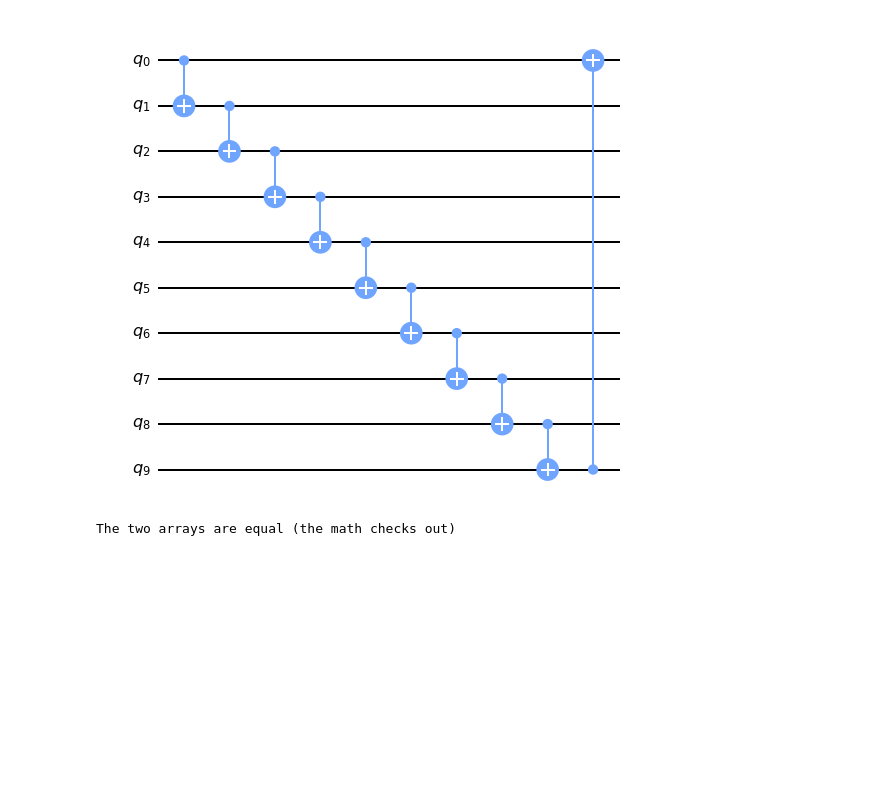
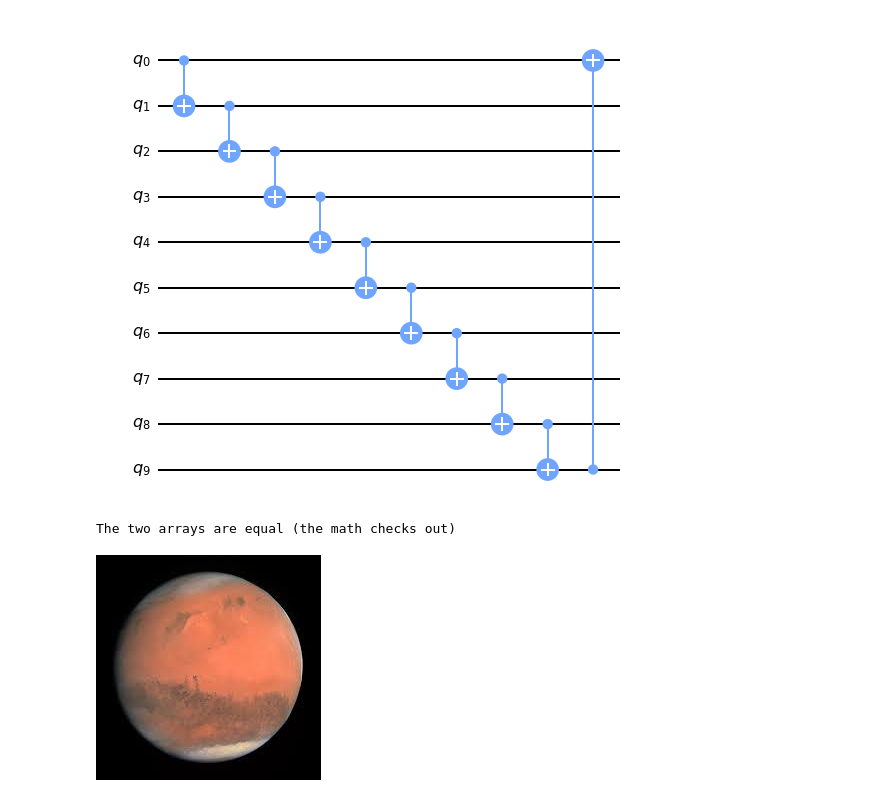
Before and after one commit to MarkSaulAmbrose/Quantum-Computing-Lab-1---CNOT-RING, a Jupyter notebook: Lab1_Finally.ipynb, the cells around one changed output. Drawn from its saved outputs; the diff is of its cells as text; code cells hidden in the pictures; blank space fills up the shorter version.

```diff
--- a/Lab1_Finally.ipynb
+++ b/Lab1_Finally.ipynb
@@ -222,3 +222,8 @@ else:
     print("the two arrays are NOT equal")
 # %% [output]
 The two arrays are equal (the math checks out)
+# %%
+from IPython import display
+display.Image("/Users/marks/OneDrive/Eng-Elec Wits 2021/Semester 1/ELEN4022 - Full Stack Quantum Computing/practice/newerrepo/mars.jpg")
+# %% [output]
+[figure, added]
```
Also changed, not shown: 1 other file.
